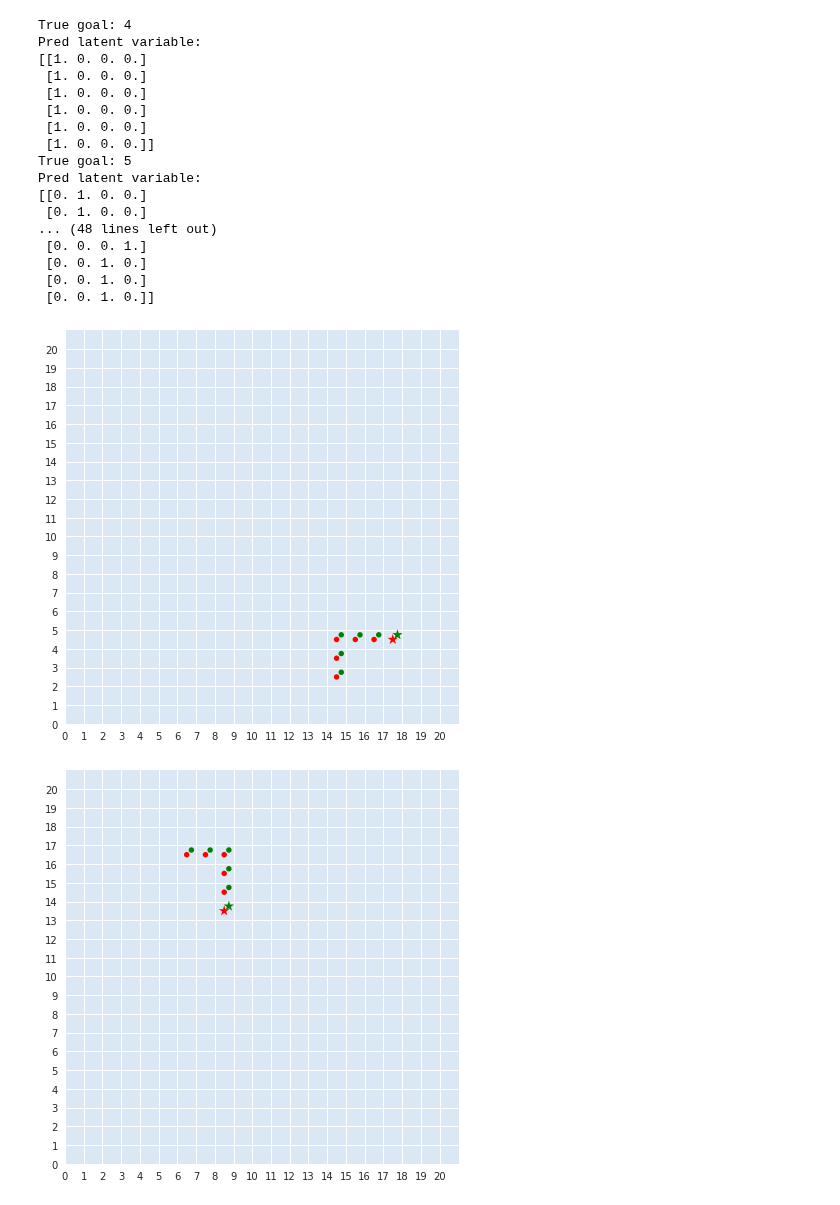
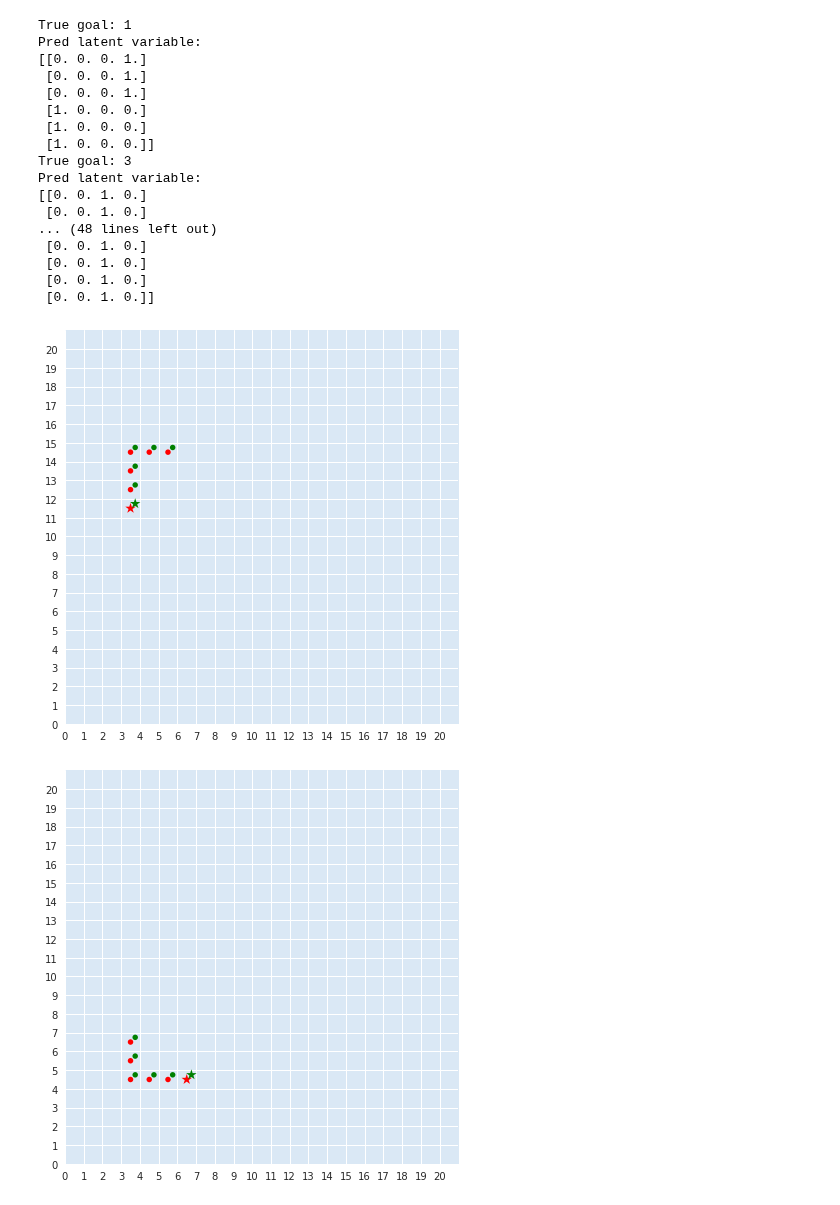
Before and after one commit to sharma-arjun/DirectedInfo-GAIL, a Jupyter notebook: IL/plots/plot_trajectories_batch.ipynb, the cells around one changed output. Cells and saved outputs as stored; diff of their text form; code cells hidden in the pictures.

```diff
--- a/IL/plots/plot_trajectories_batch.ipynb
+++ b/IL/plots/plot_trajectories_batch.ipynb
@@ -149,5 +149,5 @@ plot_expert_trajectories_from_h5('../h5_trajs/LR_trajs/traj_1',
 # %%
-results_file = '../results/LR_trajs/given_true_goal_KLD_1e-5_cross_entropy_velocity_curr_state_in_policy_temp_1_batch/gen_traj/results_cp_5000.pkl'
+results_file = '../results/LR_trajs/short_run_annealed_2/gen_traj/results_cp_5000.pkl'
 
 def plot_pickle_results(results_pkl_path, num_traj_to_plot=10):
     assert os.path.exists(results_pkl_path), \
@@ -176,7 +176,7 @@ def plot_pickle_results(results_pkl_path, num_traj_to_plot=10):
                 ))
 
             print("Pred latent variable:\n{}".format(
-              np.array_str(softmax(results_dict['pred_context'][traj_idx].squeeze()),
+              np.array_str(softmax(results_dict['pred_context'][traj_idx].squeeze() / 1.66),
                            precision=2, suppress_small=True)))
 
             for j in range(traj_len):
@@ -228,27 +228,27 @@ True goal: 3
 Pred latent variable:
 [[0. 0. 1. 0.]
  [0. 0. 1. 0.]
 ... (144 lines left out)
  [0. 0. 0. 1.]
  [0. 0. 1. 0.]
  [0. 0. 1. 0.]
  [0. 0. 1. 0.]]
-True goal: 4
+True goal: 1
 Pred latent variable:
-[[1. 0. 0. 0.]
- [1. 0. 0. 0.]
- [1. 0. 0. 0.]
+[[0. 0. 0. 1.]
+ [0. 0. 0. 1.]
+ [0. 0. 0. 1.]
  [1. 0. 0. 0.]
  [1. 0. 0. 0.]
  [1. 0. 0. 0.]]
-True goal: 5
+True goal: 3
 Pred latent variable:
-[[0. 1. 0. 0.]
- [0. 1. 0. 0.]
+[[0. 0. 1. 0.]
+ [0. 0. 1. 0.]
 ... (48 lines left out)
- [0. 0. 0. 1.]
+ [0. 0. 1. 0.]
  [0. 0. 1. 0.]
  [0. 0. 1. 0.]
  [0. 0. 1. 0.]]
-[figure, old version]
+[figure, new version]
-[figure, old version]
+[figure, new version]
```
Also changed, not shown: parts of 3 cells of this notebook.
